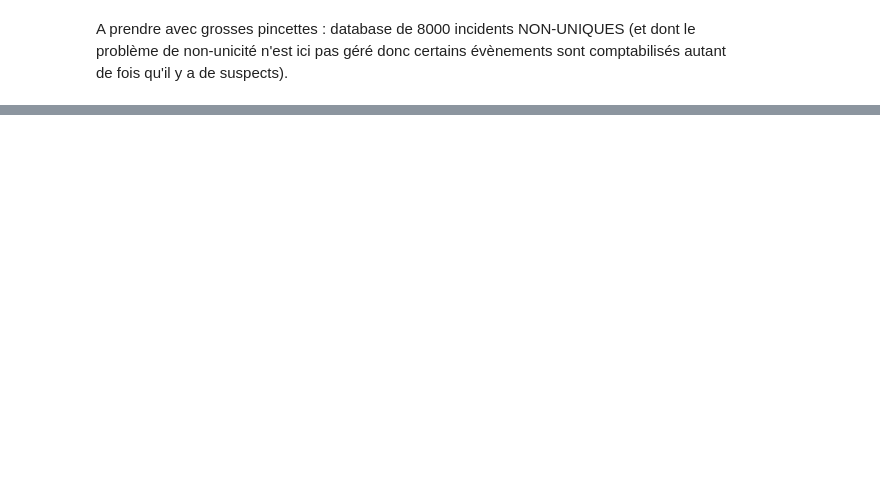
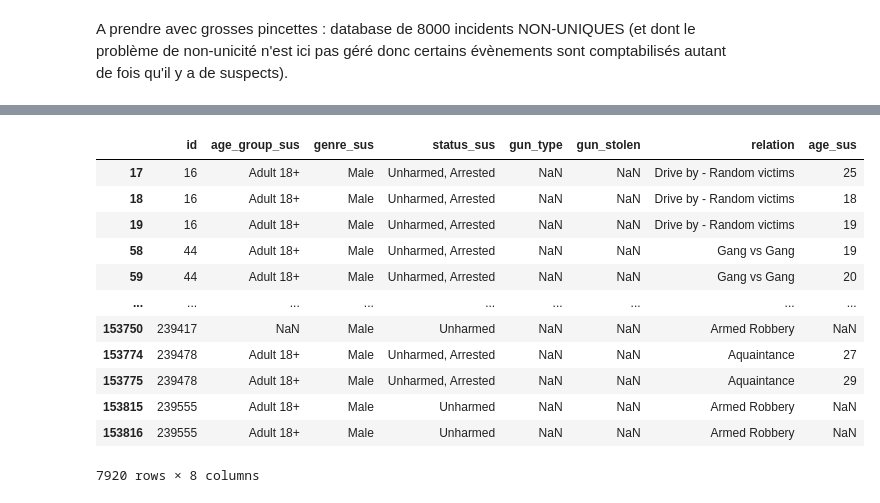
Before and after one commit to eleroux46/gun_violence, a Jupyter notebook: statistiques_descriptives.ipynb, the cells around one changed output, grey strips where cells are left out. Saved outputs shown, nothing was run; the diff lists cells and outputs as text; code cells hidden in the pictures; blank space fills up the shorter version.

Commit message:
statistiques sur les relations/situations d'incidents

```diff
--- a/statistiques_descriptives.ipynb
+++ b/statistiques_descriptives.ipynb
@@ -311,6 +311,12 @@ for i in updated_base['participant_type']:
                 else:
                     result_dict['gun_stolen']=np.nan
 
+                if type(updated_base['participant_relationship'][index])==dict:
+                    if key in updated_base['participant_relationship'][index].keys():
+                        result_dict['relation']=updated_base['participant_relationship'][index][key]
+                else:
+                    result_dict['relation']=np.nan
+
 
                 data_suspects.append(result_dict)
 
@@ -353,6 +359,13 @@ for i in updated_base['participant_type']:
                     result_dict['gun_stolen']=updated_base['gun_stolen'][index][key]
             else:
                 result_dict['gun_stolen']=np.nan
+
+            if type(updated_base['participant_relationship'][index])==dict:
+                if key in updated_base['participant_relationship'][index].keys():
+                    result_dict['relation']=updated_base['participant_relationship'][index][key]
+            else:
+                result_dict['relation']=np.nan
+
             data_suspects.append(result_dict)
 
     index+=1
@@ -742,0 +761,13 @@ A prendre avec grosses pincettes : database de 8000 incidents NON-UNIQUES (et do
+# %%
+relations=['Family','Drive by - Random victims','Gang vs Gang','Armed Robbery','Home Invasion - Perp Does Not Know Victim',
+    'Aquaintance', 'Significant others - current or former' ,'Home Invasion - Perp Knows Victim','Friends' ,
+    'Mass shooting - Perp Knows Victims', 'Mass shooting - Random victims','Neighbor',
+    'Co-worker']
+
+filtered_suspects_relations=df_suspects[df_suspects['relation'].isin(relations)]
+
+fig19 = px.bar(filtered_suspects_relations, x=sorted(pd.unique(filtered_suspects_relations['relation'])), y=filtered_suspects_relations.groupby('relation').count()['id'],
+              labels={"x":"type de relation", "y":"nombre de relations concernés"},
+              title="Nombre d'incidents dans lesquels ces relations/situations ont joué un rôle")
+
+fig19
@@ -742,0 +785,16 @@ A prendre avec grosses pincettes : database de 8000 incidents NON-UNIQUES (et do
+# %%
+filtered_suspects_relations
+# %% [output]
+|  | id | age_group_sus | genre_sus | status_sus | gun_type | gun_stolen | relation | age_sus |
+| 17 | 16 | Adult 18+ | Male | Unharmed, Arrested | NaN | NaN | Drive by - Random victims | 25 |
+| 18 | 16 | Adult 18+ | Male | Unharmed, Arrested | NaN | NaN | Drive by - Random victims | 18 |
+| 19 | 16 | Adult 18+ | Male | Unharmed, Arrested | NaN | NaN | Drive by - Random victims | 19 |
+| 58 | 44 | Adult 18+ | Male | Unharmed, Arrested | NaN | NaN | Gang vs Gang | 19 |
+| 59 | 44 | Adult 18+ | Male | Unharmed, Arrested | NaN | NaN | Gang vs Gang | 20 |
+| ... | ... | ... | ... | ... | ... | ... | ... | ... |
+| 153750 | 239417 | NaN | Male | Unharmed | NaN | NaN | Armed Robbery | NaN |
+| 153774 | 239478 | Adult 18+ | Male | Unharmed, Arrested | NaN | NaN | Aquaintance | 27 |
+| 153775 | 239478 | Adult 18+ | Male | Unharmed, Arrested | NaN | NaN | Aquaintance | 29 |
+| 153815 | 239555 | Adult 18+ | Male | Unharmed | NaN | NaN | Armed Robbery | NaN |
+| 153816 | 239555 | Adult 18+ | Male | Unharmed | NaN | NaN | Armed Robbery | NaN |
+7920 rows × 8 columns
```
Also changed, not shown: parts of 7 cells of this notebook.
